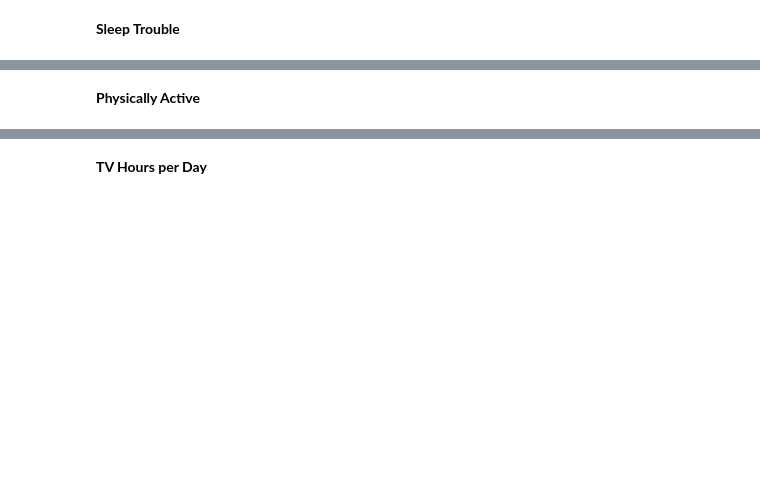
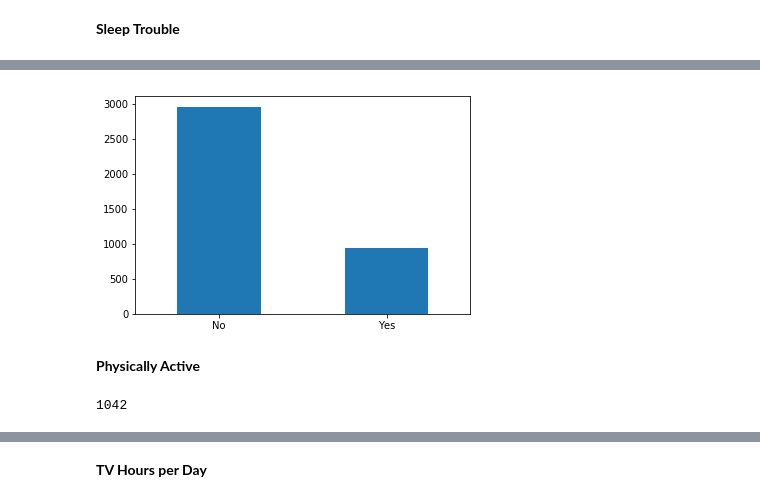
Before and after one commit to lucas-ubm/MaastrichtFlu, a Jupyter notebook: kaggle_starter.ipynb, the cells around one changed output, grey strips where cells are left out. Saved outputs shown, nothing was run; the diff lists cells and outputs as text; code cells hidden in the pictures; blank space fills up the shorter version.

```diff
--- a/kaggle_starter.ipynb
+++ b/kaggle_starter.ipynb
@@ -624,2 +626,11 @@ len(df[(df['nBabies'].notna()) & (df['Age1stBaby']).isna()])
+# %%
+df['SleepTrouble'].value_counts().plot.bar(rot=0)
+plt.show()
+# %% [output]
+[figure, added]
 # %% [markdown]
 **Physically Active**
+# %%
+df['PhysActive'].isna().sum()
+# %% [output]
+1042
```
Also changed, not shown: parts of 99 cells of this notebook.
